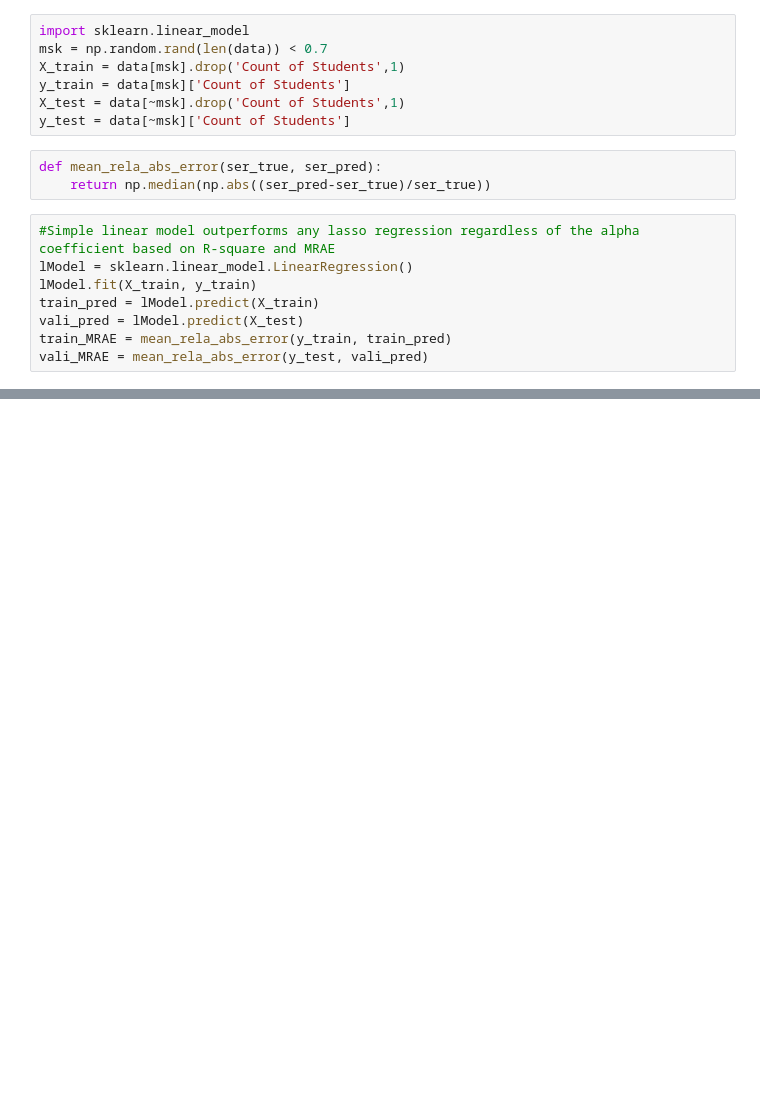
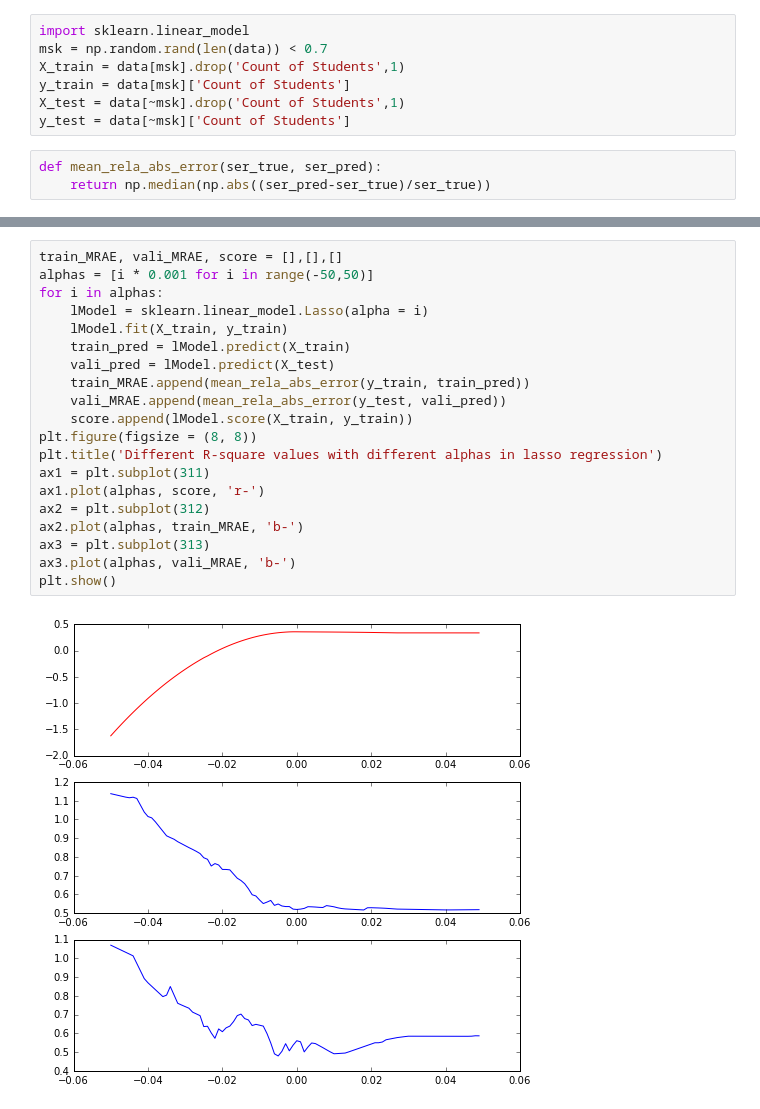
Before and after one commit to HaichaoWu/1001_project, a Jupyter notebook: Weitao/notebook_Weitao.ipynb, the cells around one changed output, grey strips where cells are left out. Cells and saved outputs as stored; diff of their text form; blank space fills up the shorter version.

```diff
--- a/Weitao/notebook_Weitao.ipynb
+++ b/Weitao/notebook_Weitao.ipynb
@@ -43,11 +45,3 @@ y_test = data[~msk]['Count of Students']
 # %%
 def mean_rela_abs_error(ser_true, ser_pred):
     return np.median(np.abs((ser_pred-ser_true)/ser_true))
-# %%
-#Simple linear model outperforms any lasso regression regardless of the alpha coefficient based on R-square and MRAE
-lModel = sklearn.linear_model.LinearRegression()
-lModel.fit(X_train, y_train)
-train_pred = lModel.predict(X_train)
-vali_pred = lModel.predict(X_test)
-train_MRAE = mean_rela_abs_error(y_train, train_pred)
-vali_MRAE = mean_rela_abs_error(y_test, vali_pred)
@@ -78,0 +48,22 @@ nnModel.score(X_train, y_train)
+# %%
+train_MRAE, vali_MRAE, score = [],[],[]
+alphas = [i * 0.001 for i in range(-50,50)]
+for i in alphas:
+    lModel = sklearn.linear_model.Lasso(alpha = i)
+    lModel.fit(X_train, y_train)
+    train_pred = lModel.predict(X_train)
+    vali_pred = lModel.predict(X_test)
+    train_MRAE.append(mean_rela_abs_error(y_train, train_pred))
+    vali_MRAE.append(mean_rela_abs_error(y_test, vali_pred))
+    score.append(lModel.score(X_train, y_train))
+plt.figure(figsize = (8, 8))
+plt.title('Different R-square values with different alphas in lasso regression')
+ax1 = plt.subplot(311)
+ax1.plot(alphas, score, 'r-')
+ax2 = plt.subplot(312)
+ax2.plot(alphas, train_MRAE, 'b-')
+ax3 = plt.subplot(313)
+ax3.plot(alphas, vali_MRAE, 'b-')
+plt.show()
+# %% [output]
+[figure, added]
```
Also changed, not shown: parts of 31 cells of this notebook.
